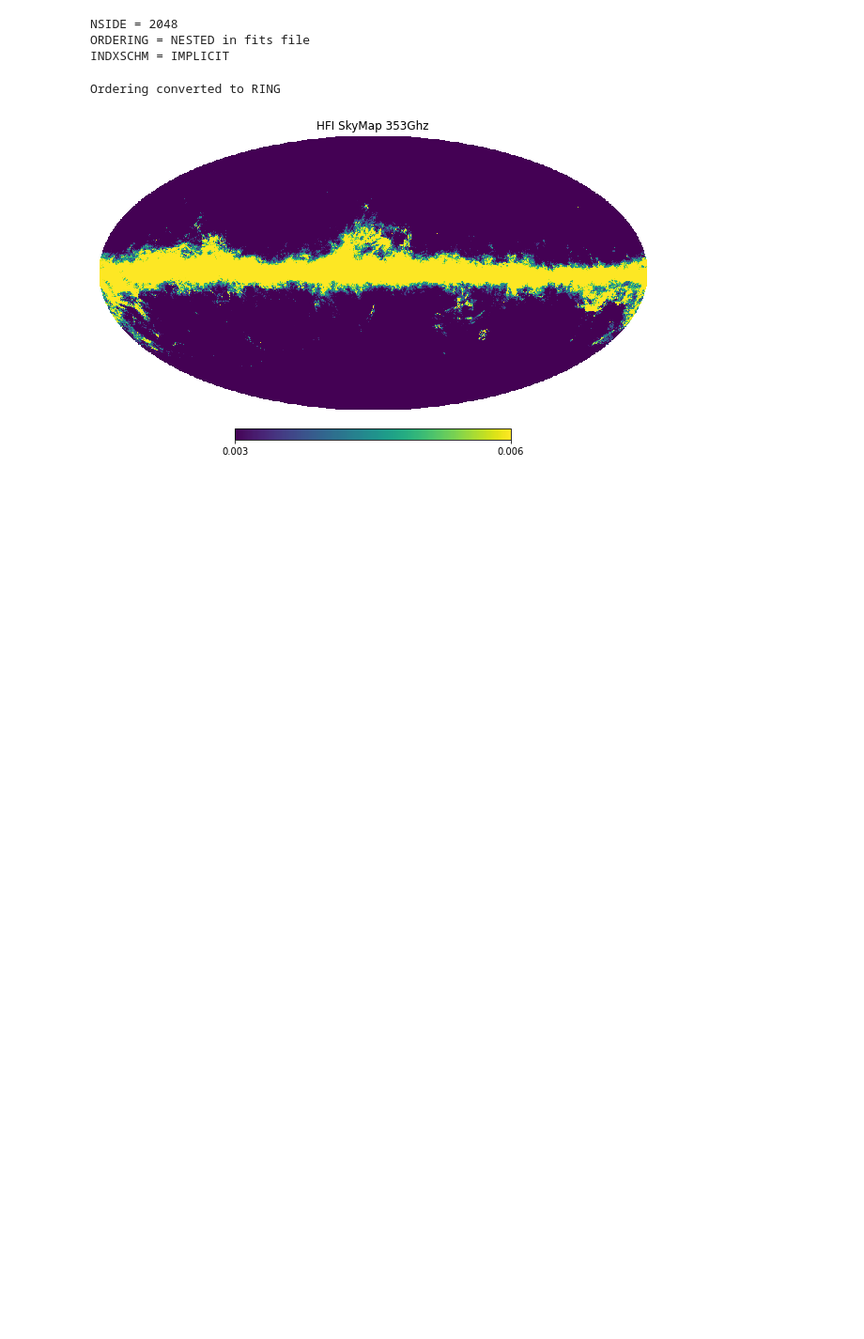
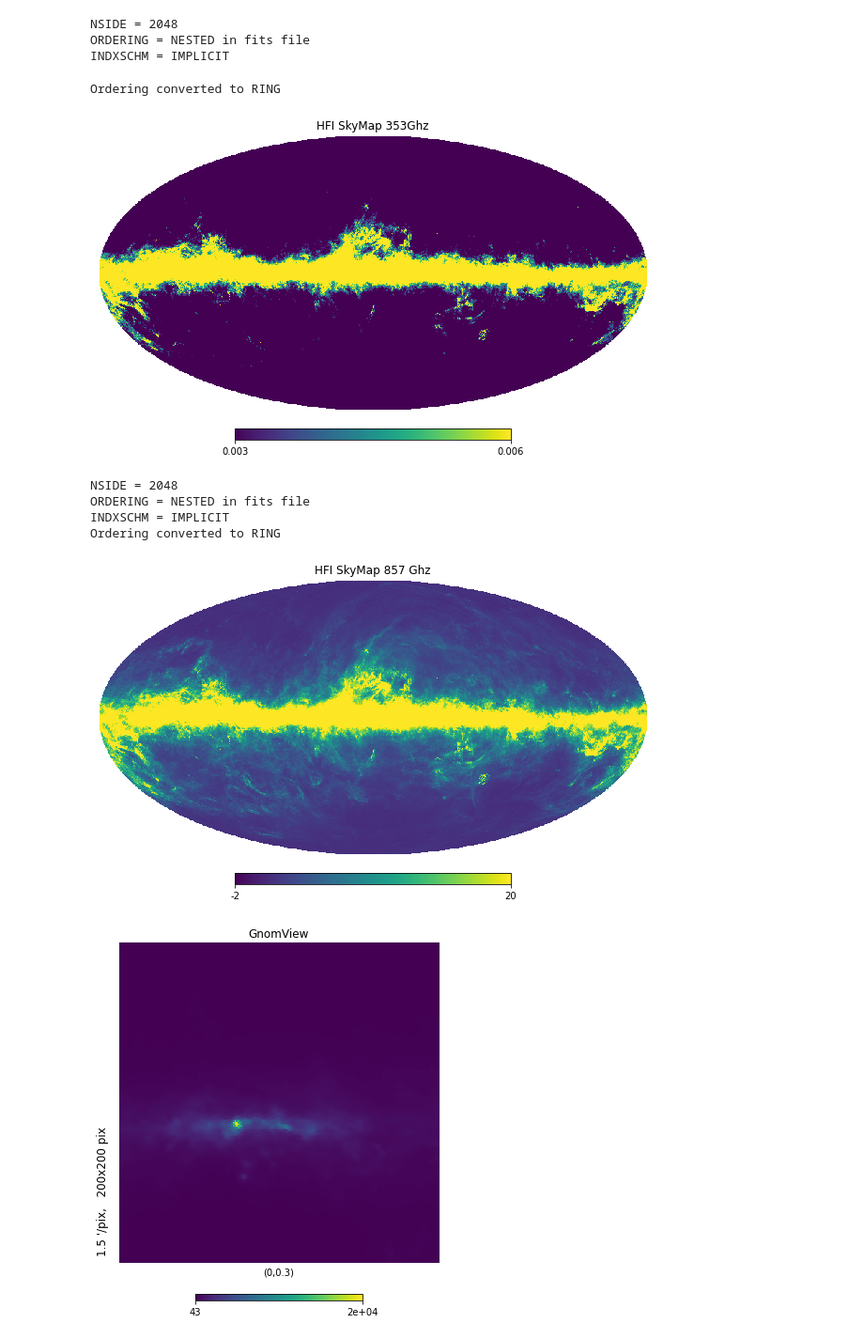
Before and after one commit to amj128/Simons-NSBP, a Jupyter notebook: HFI_SkyMap.ipynb, the cells around one changed output. Shown: that part at 94% size. Saved outputs shown, nothing was run; the diff lists cells and outputs as text; code cells hidden in the pictures; blank space fills up the shorter version.

```diff
--- a/HFI_SkyMap.ipynb
+++ b/HFI_SkyMap.ipynb
@@ -67,0 +109,50 @@ hp.mollview(Planck353,min=0.003,max=0.006,title='HFI SkyMap 353Ghz')
+# %%
+
+# HFI SkyMap @ 857 GHz
+
+#initializing map
+Planck857_file='/HFI_SkyMap_857.fits'
+Planck857,h=hp.read_map(path_to_data + Planck857_file,h=True)
+hp.mollview(
+        Planck857,
+        #coord=["G","E"],
+        #unit=" ",
+        fig=None,
+        min=-2.0,
+        max=20.0,
+        title='HFI SkyMap 857 Ghz')
+
+
+#Provides gnomonic projection around a position, specificed by 'rot'
+#gnomonic projection displays great circles as straight l
+hp.gnomview(
+        Planck857,
+        rot=[0, 0.3],
+        title="GnomView",
+        unit=" ",
+        format="%.2g",
+        #xsize=1,
+        #ysize=1,
+        )
+
+#Mollweide projection, an equal area pseudocylindrical map (CMB maps)
+hp.zoomtool.mollzoom(
+        map=Planck857,
+        fig=None,
+        rot=None,
+        coord=None,
+        xsize=800,
+        title='Mollweide view', \
+        nest=False,
+        min=None,
+        max=None,
+        )
+
+nside=hp.get_nside(Planck857)
+# %% [output]
+NSIDE = 2048
+ORDERING = NESTED in fits file
+INDXSCHM = IMPLICIT
+Ordering converted to RING
+[figure, added]
+[figure, added]
```
Also changed, not shown: parts of 8 cells of this notebook.
